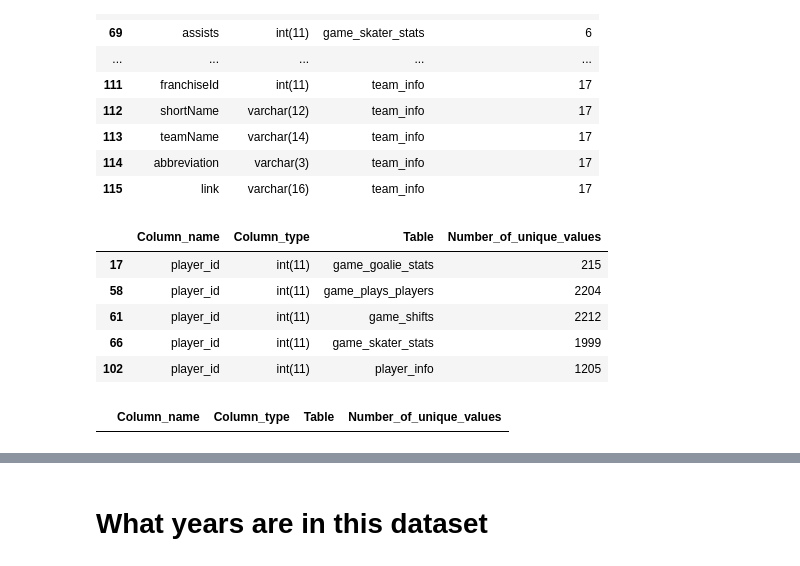
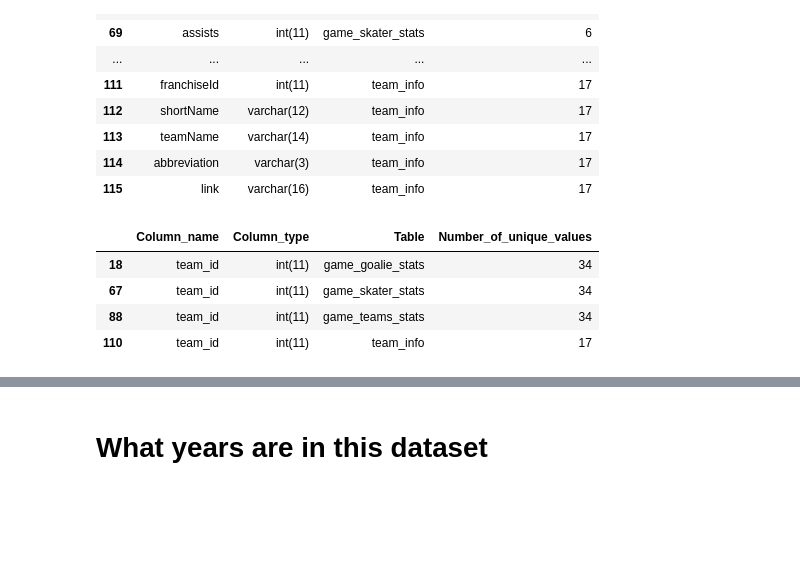
Before and after one commit to gregfeliu/Long-Change-Effect-in-NHL-Gameplay, a Jupyter notebook: notebooks/EDA_long_change.ipynb, the cells around one changed output, grey strips where cells are left out. Cells and saved outputs as stored; diff of their text form; code cells hidden in the pictures; blank space fills up the shorter version.

```diff
--- a/notebooks/EDA_long_change.ipynb
+++ b/notebooks/EDA_long_change.ipynb
@@ -73,16 +85,11 @@ table_info_df[60:]
 | 114 | abbreviation | varchar(3) | team_info | 17 |
 | 115 | link | varchar(16) | team_info | 17 |
 # %%
-table_info_df[table_info_df['Column_name'] == 'player_id']
+table_info_df[table_info_df['Column_name'] == 'team_id']
 # %% [output]
 |  | Column_name | Column_type | Table | Number_of_unique_values |
-| 17 | player_id | int(11) | game_goalie_stats | 215 |
-| 58 | player_id | int(11) | game_plays_players | 2204 |
-| 61 | player_id | int(11) | game_shifts | 2212 |
-| 66 | player_id | int(11) | game_skater_stats | 1999 |
-| 102 | player_id | int(11) | player_info | 1205 |
+| 18 | team_id | int(11) | game_goalie_stats | 34 |
+| 67 | team_id | int(11) | game_skater_stats | 34 |
+| 88 | team_id | int(11) | game_teams_stats | 34 |
+| 110 | team_id | int(11) | team_info | 17 |
-# %%
-table_info_df[table_info_df['Column_name'] == 'shift']
-# %% [output]
-|  | Column_name | Column_type | Table | Number_of_unique_values |
 # %%
```
Also changed, not shown: parts of 53 cells of this notebook, 2 other files.
